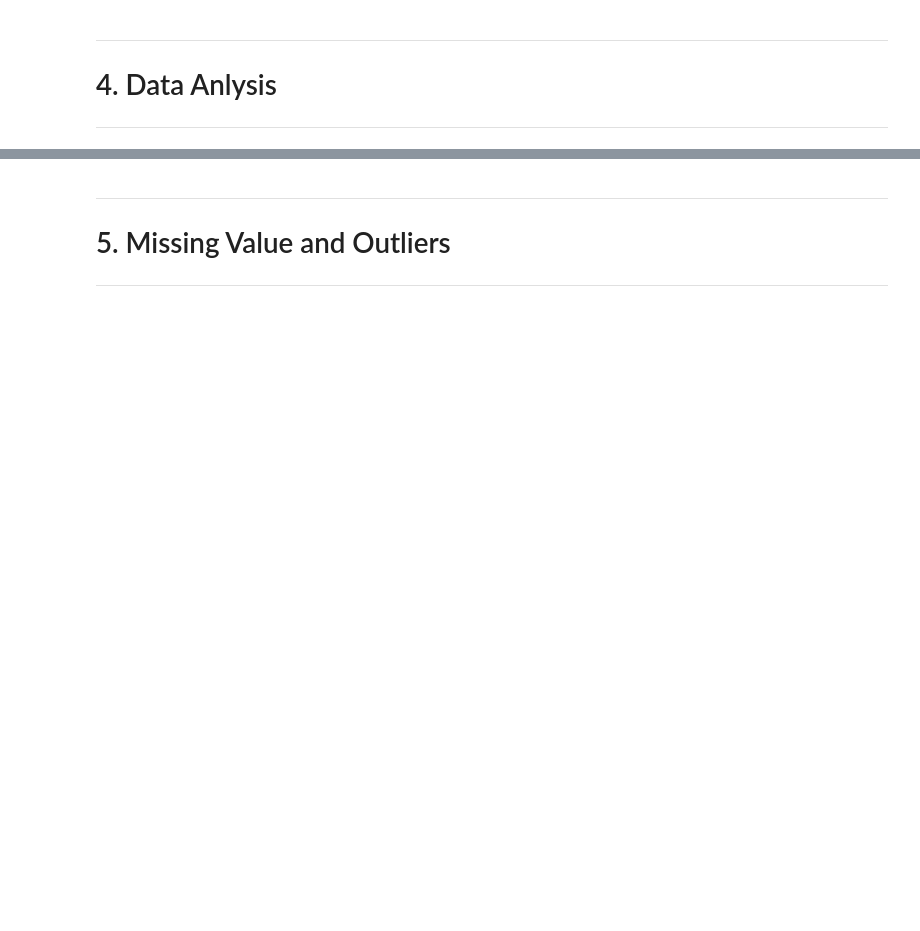
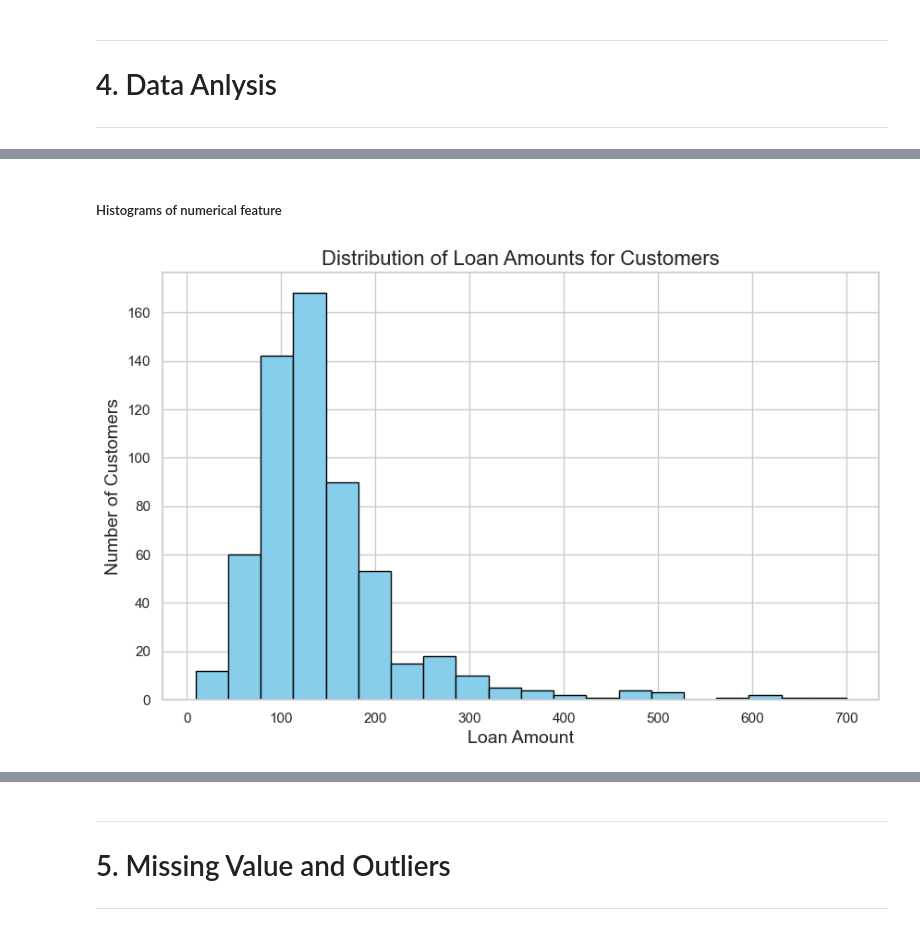
Before and after one commit to henko7/MLG382_Project1_GroupB, a Jupyter notebook: Project_1.ipynb, the cells around one changed output, grey strips where cells are left out. Saved outputs shown, nothing was run; the diff lists cells and outputs as text; code cells hidden in the pictures; blank space fills up the shorter version.

```diff
--- a/Project_1.ipynb
+++ b/Project_1.ipynb
@@ -34,0 +149,19 @@ df1.head()
+# %% [markdown]
+##### Histograms of  numerical feature
+# %%
+# Create the histogram with Matplotlib
+plt.figure(figsize=(10, 6))
+plt.hist(df1['LoanAmount'], bins=20, color='skyblue', edgecolor='black')
+
+# Customize labels and title
+plt.xlabel('Loan Amount', fontsize=14)
+plt.ylabel('Number of Customers', fontsize=14)
+plt.title('Distribution of Loan Amounts for Customers', fontsize=16)
+
+# Add gridlines
+plt.grid(True)
+
+# Show plot
+plt.show()
+# %% [output]
+[figure, added]
```
Also changed, not shown: parts of 23 cells of this notebook.
